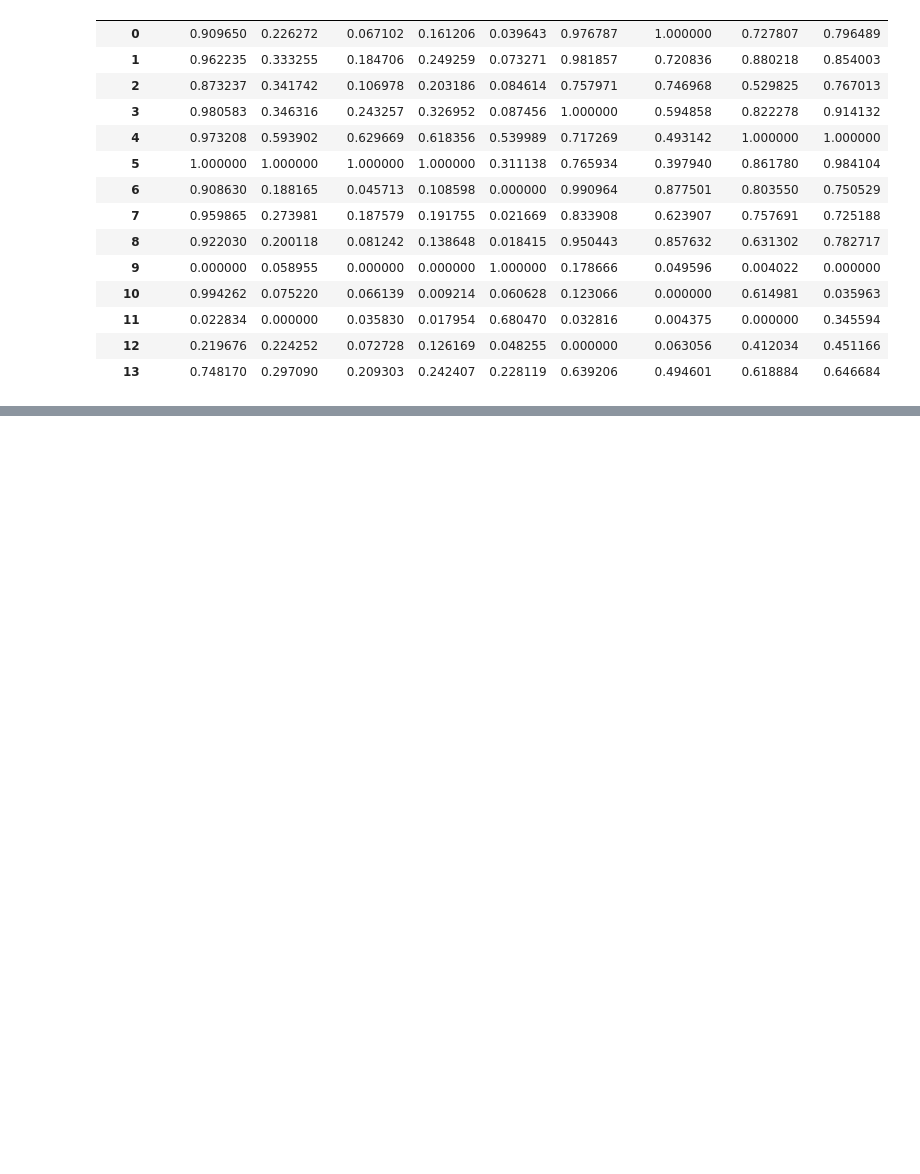
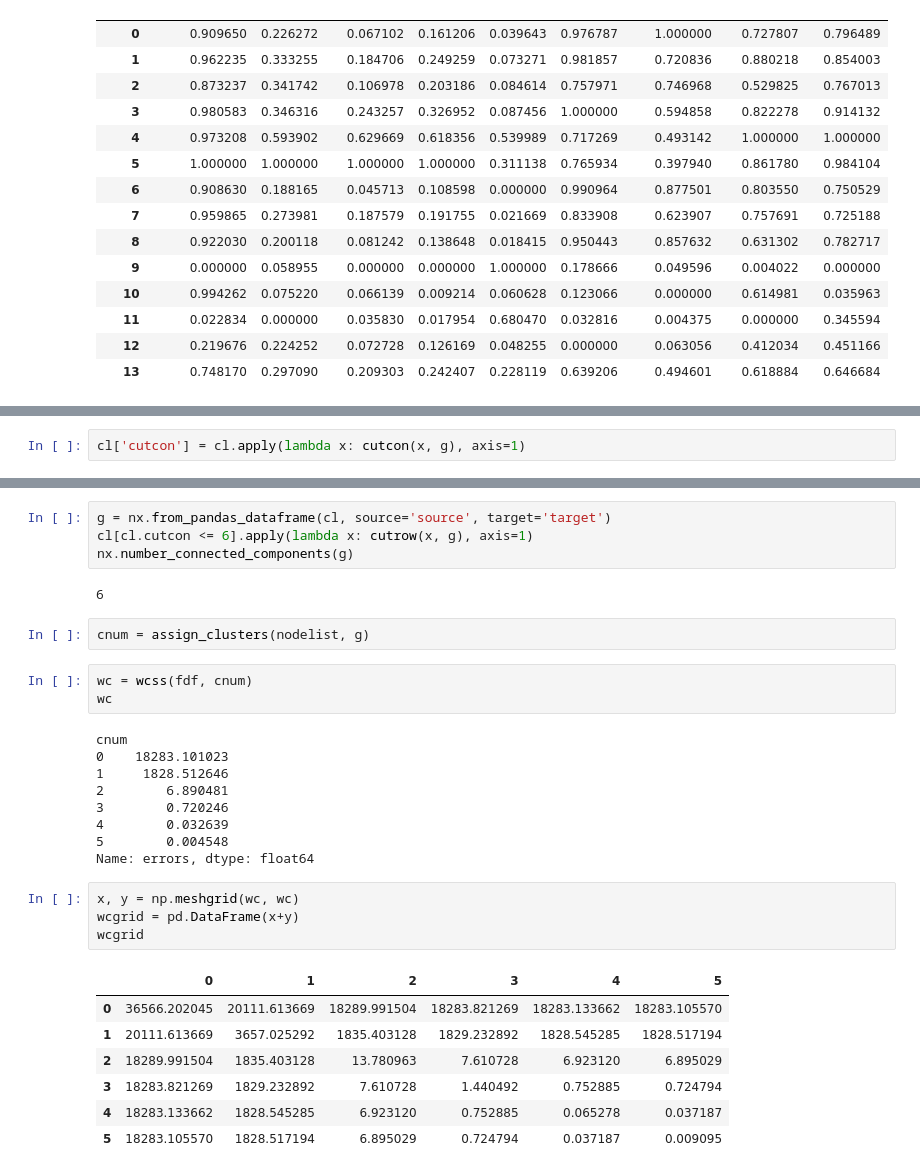
Before and after one commit to crupley/hoodie-development, a Jupyter notebook: explore/evaluate cuts.ipynb, the cells around one changed output, grey strips where cells are left out. Drawn from its saved outputs; the diff is of its cells as text; blank space fills up the shorter version.

```diff
--- a/explore/evaluate cuts.ipynb
+++ b/explore/evaluate cuts.ipynb
@@ -641,0 +667,2 @@ dfbp
+# %%
+cl['cutcon'] = cl.apply(lambda x: cutcon(x, g), axis=1)
@@ -641,0 +678,32 @@ dfbp
+# %%
+g = nx.from_pandas_dataframe(cl, source='source', target='target')
+cl[cl.cutcon <= 6].apply(lambda x: cutrow(x, g), axis=1)
+nx.number_connected_components(g)
+# %% [output]
+6
+# %%
+cnum = assign_clusters(nodelist, g)
+# %%
+wc = wcss(fdf, cnum)
+wc
+# %% [output]
+cnum
+0    18283.101023
+1     1828.512646
+2        6.890481
+3        0.720246
+4        0.032639
+5        0.004548
+Name: errors, dtype: float64
+# %%
+x, y = np.meshgrid(wc, wc)
+wcgrid = pd.DataFrame(x+y)
+wcgrid
+# %% [output]
+|  | 0 | 1 | 2 | 3 | 4 | 5 |
+| 0 | 36566.202045 | 20111.613669 | 18289.991504 | 18283.821269 | 18283.133662 | 18283.105570 |
+| 1 | 20111.613669 | 3657.025292 | 1835.403128 | 1829.232892 | 1828.545285 | 1828.517194 |
+| 2 | 18289.991504 | 1835.403128 | 13.780963 | 7.610728 | 6.923120 | 6.895029 |
+| 3 | 18283.821269 | 1829.232892 | 7.610728 | 1.440492 | 0.752885 | 0.724794 |
+| 4 | 18283.133662 | 1828.545285 | 6.923120 | 0.752885 | 0.065278 | 0.037187 |
+| 5 | 18283.105570 | 1828.517194 | 6.895029 | 0.724794 | 0.037187 | 0.009095 |
```
Also changed, not shown: parts of 17 cells of this notebook, 5 other files.
